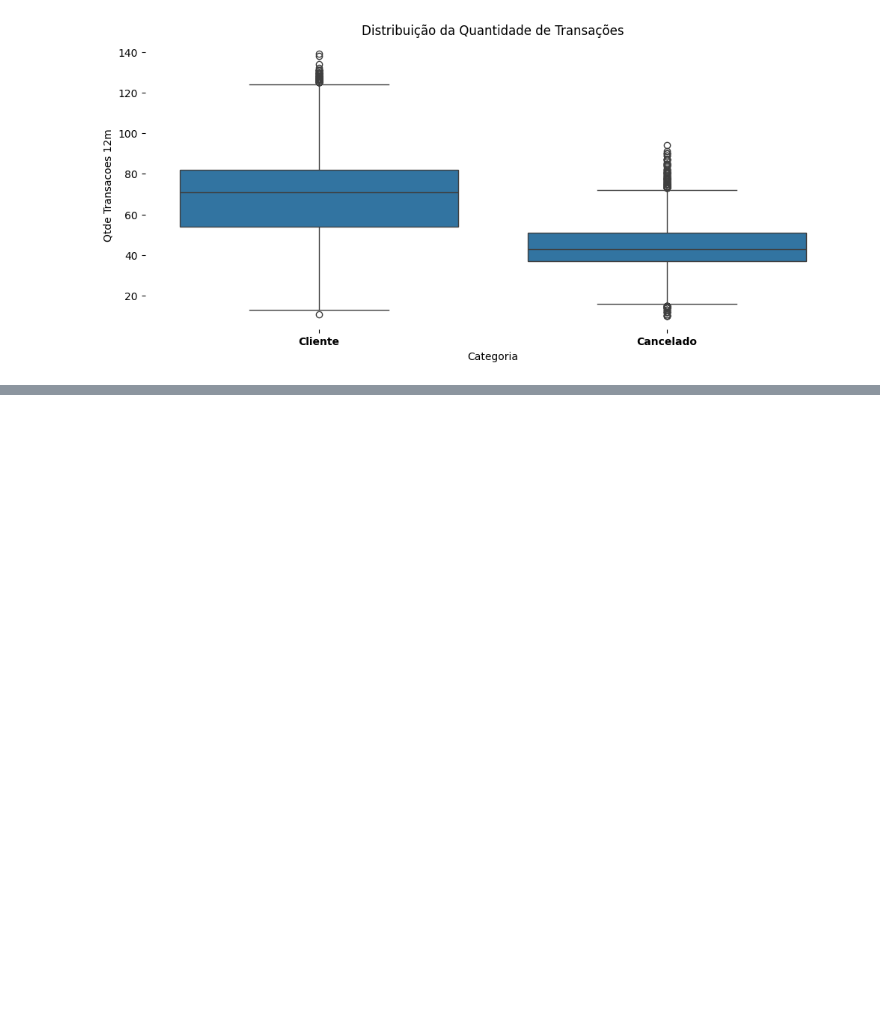
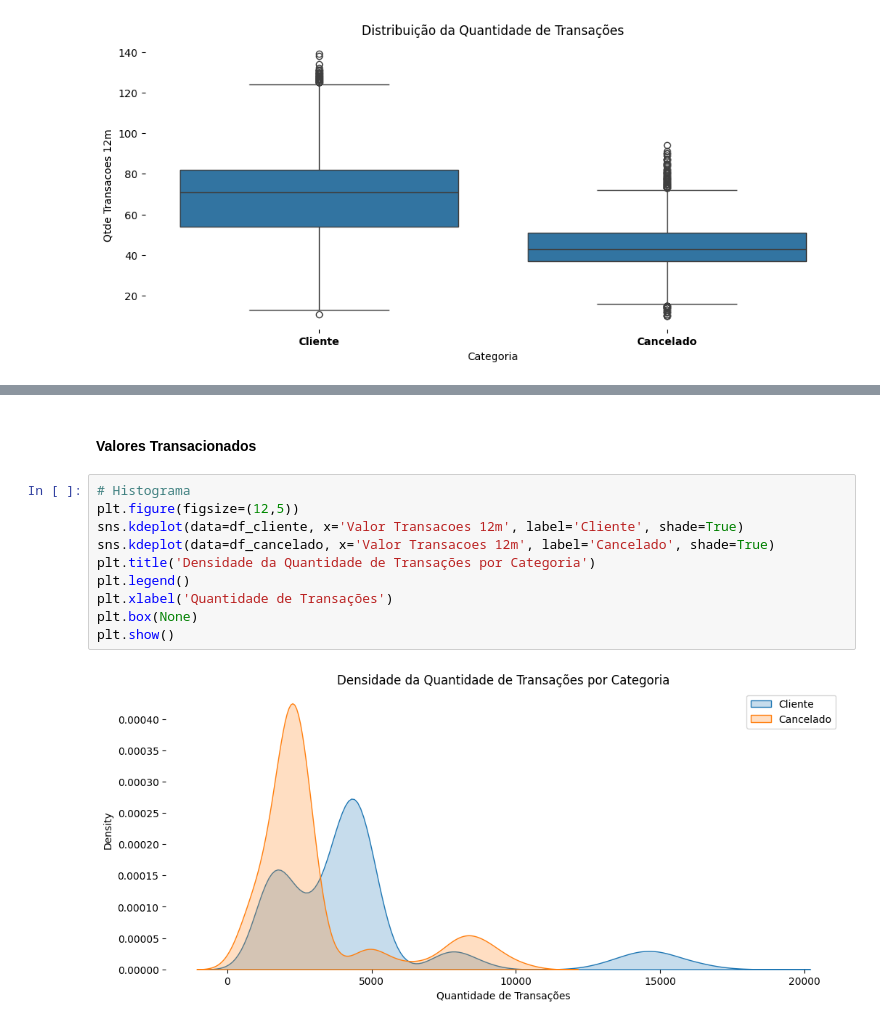
Before and after one commit to fonsecadados/DataScienceChallenges, a Jupyter notebook: Desafio_2/Desafio_2.ipynb, the cells around one changed output, grey strips where cells are left out. Drawn from its saved outputs; the diff is of its cells as text; blank space fills up the shorter version.

```diff
--- a/Desafio_2/Desafio_2.ipynb
+++ b/Desafio_2/Desafio_2.ipynb
@@ -322,0 +334,14 @@ plt.show()
+# %% [markdown]
+#### Valores Transacionados
+# %%
+# Histograma
+plt.figure(figsize=(12,5))
+sns.kdeplot(data=df_cliente, x='Valor Transacoes 12m', label='Cliente', shade=True)
+sns.kdeplot(data=df_cancelado, x='Valor Transacoes 12m', label='Cancelado', shade=True)
+plt.title('Densidade da Quantidade de Transações por Categoria')
+plt.legend()
+plt.xlabel('Quantidade de Transações')
+plt.box(None)
+plt.show()
+# %% [output]
+[figure, added]
```
Also changed, not shown: parts of 10 cells of this notebook.
